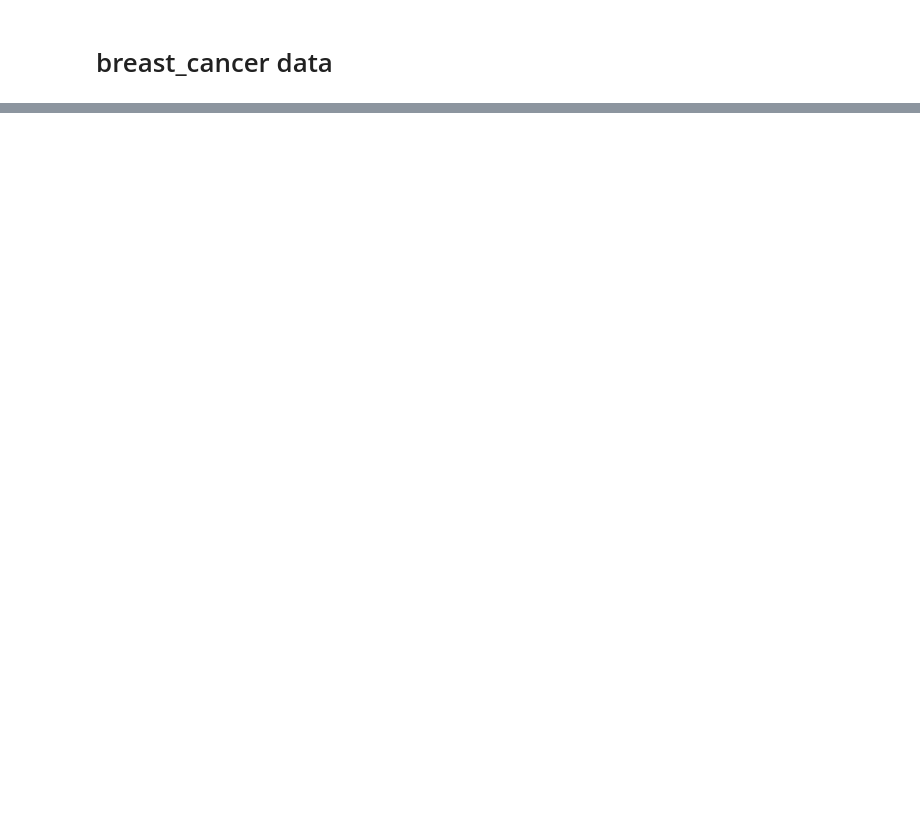
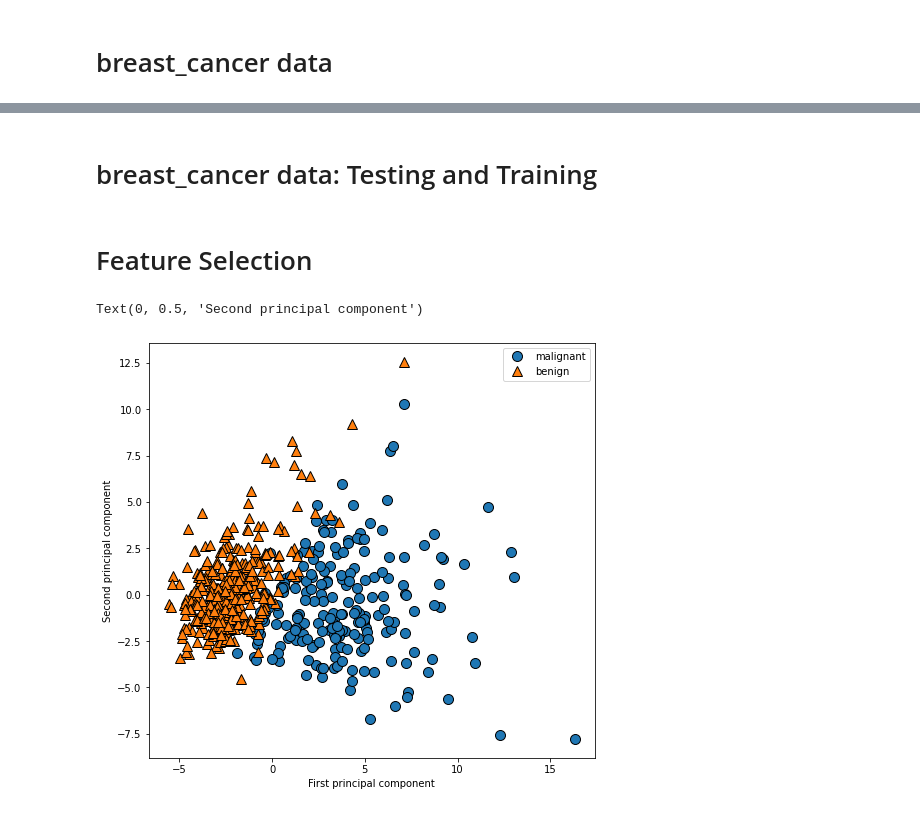
Before and after one commit to shewilliams/data71200su21, a Jupyter notebook: Project 1/Project 3 Notebook - Electric Consumption in NYCHA.ipynb, the cells around one changed output, grey strips where cells are left out. Drawn from its saved outputs; the diff is of its cells as text; code cells hidden in the pictures; blank space fills up the shorter version.

```diff
--- a/Project 1/Project 3 Notebook - Electric Consumption in NYCHA.ipynb
+++ b/Project 1/Project 3 Notebook - Electric Consumption in NYCHA.ipynb
@@ -509,0 +575,2 @@ NameError: name 'AgglomerativeClustering' is not defined
+# %% [markdown]
+# breast_cancer data: Testing and Training
@@ -509,0 +585,28 @@ NameError: name 'AgglomerativeClustering' is not defined
+# %% [markdown]
+# Feature Selection
+# %%
+from sklearn.preprocessing import StandardScaler
+
+scaler = StandardScaler()
+scaler.fit(breast_cancer.data)
+bcX_scaled = scaler.transform(breast_cancer.data)
+# %%
+from sklearn.decomposition import PCA
+# keep the first two principal components of the data
+pca2 = PCA(n_components=2)
+# fit PCA model to data
+pca2.fit(bcX_scaled)
+
+# transform data onto the first two principal components
+bcX_pca2 = pca2.transform(bcX_scaled)
+
+# plot first vs. second principal component, colored by class
+plt.figure(figsize=(8, 8))
+mglearn.discrete_scatter(bcX_pca2[:, 0], bcX_pca2[:, 1], breast_cancer.target)
+plt.legend(breast_cancer.target_names, loc="best")
+plt.gca().set_aspect("equal")
+plt.xlabel("First principal component")
+plt.ylabel("Second principal component")
+# %% [output]
+Text(0, 0.5, 'Second principal component')
+[figure, added]
```
Also changed, not shown: parts of 30 cells of this notebook.
